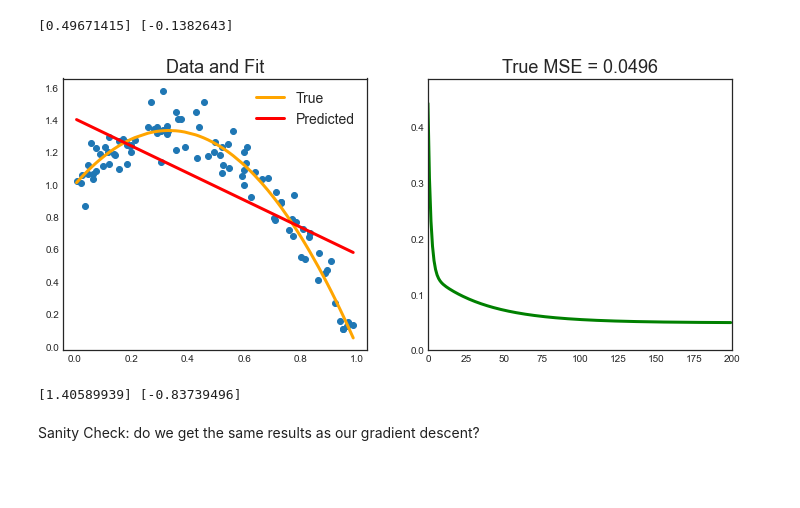
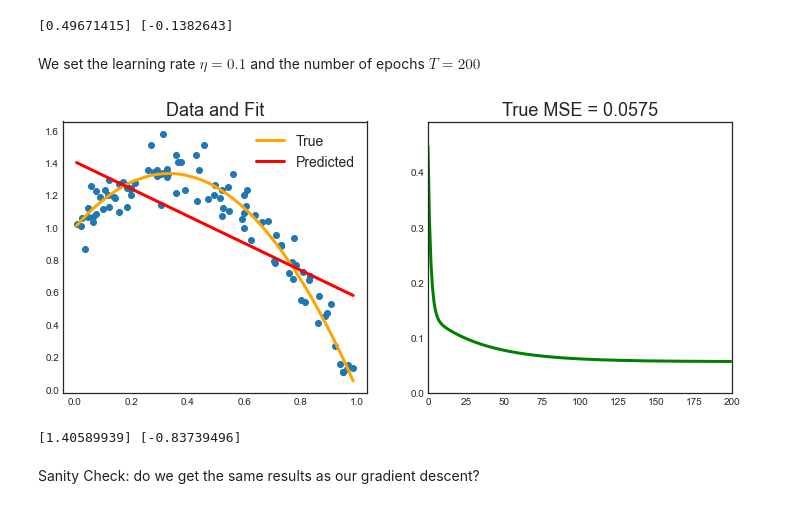
Before and after one commit to matteocourthoud/Machine-Learning-for-Economic-Analysis, a Jupyter notebook: 8_neuralnets.ipynb, the cells around one changed output. Cells and saved outputs as stored; diff of their text form; code cells hidden in the pictures; blank space fills up the shorter version.

```diff
--- a/8_neuralnets.ipynb
+++ b/8_neuralnets.ipynb
@@ -340,8 +343,10 @@ with $x \sim N(0,1)$ and $\varepsilon \sim N(0,0.1)$
 # %%
 # Data Generation
 np.random.seed(42)
-x = np.sort(np.random.rand(100, 1), axis=0)
-e = .1*np.random.randn(100, 1)
+N = 100
+
+x = np.sort(np.random.rand(N, 1), axis=0)
+e = .1*np.random.randn(N, 1)
 y_true = 1 + 2*x - 3*x**2
 y = y_true + e
 # %%
@@ -415,37 +440,37 @@ print(a, b)
+# %% [markdown]
+We set the learning rate $\eta = 0.1$ and the number of epochs $T=200$
 # %%
-# Init
-lr = 1e-1 # learning rate
-n_epochs = 200 # number of epochs
+# parameters
+LR = 0.1        # learning rate
+EPOCHS = 200    # number of epochs
+
+# init
 losses = []
 
-# Loop over epochs
-for t in range(n_epochs):
+# train
+for t in range(EPOCHS):
 
-    # Compute model prediction
+    # compute loss
     y_hat = a + b * x
+    error = (y - y_hat)
+    loss = (error**2).mean()
 
-    # Compute error
-    error = (y - y_hat)
-
-    # Compute loss (MSE)
-    loss = ((y_true - y_hat)**2).mean()
-
-    # Computesgradients for both "a" and "b" parameters
+    # compute gradient
     a_grad = -2 * error.mean()
     b_grad = -2 * (x * error).mean()
 
-    # Update parameters using gradients and the learning rate
-    a = a - lr * a_grad
-    b = b - lr * b_grad
+    # update parameters
+    a -= LR * a_grad
+    b -= LR * b_grad
 
-    # Plot
+    # plot
     losses += [loss]
-    if (t+1) % 10 == 0:
-        gradient_plot(x, y, y_hat, y_true, n_epochs, losses)
+    if (t+1) % (EPOCHS/25) == 0: # print 25 times
+        gradient_plot(x, y, y_hat, y_true, EPOCHS, losses)
 
 print(a, b)
 # %% [output]
-[figure, old version]
+[figure, new version]
 [1.40589939] [-0.83739496]
 # %% [markdown]
 Sanity Check: do we get the same results as our gradient descent?
```
Also changed, not shown: parts of 81 cells of this notebook.
